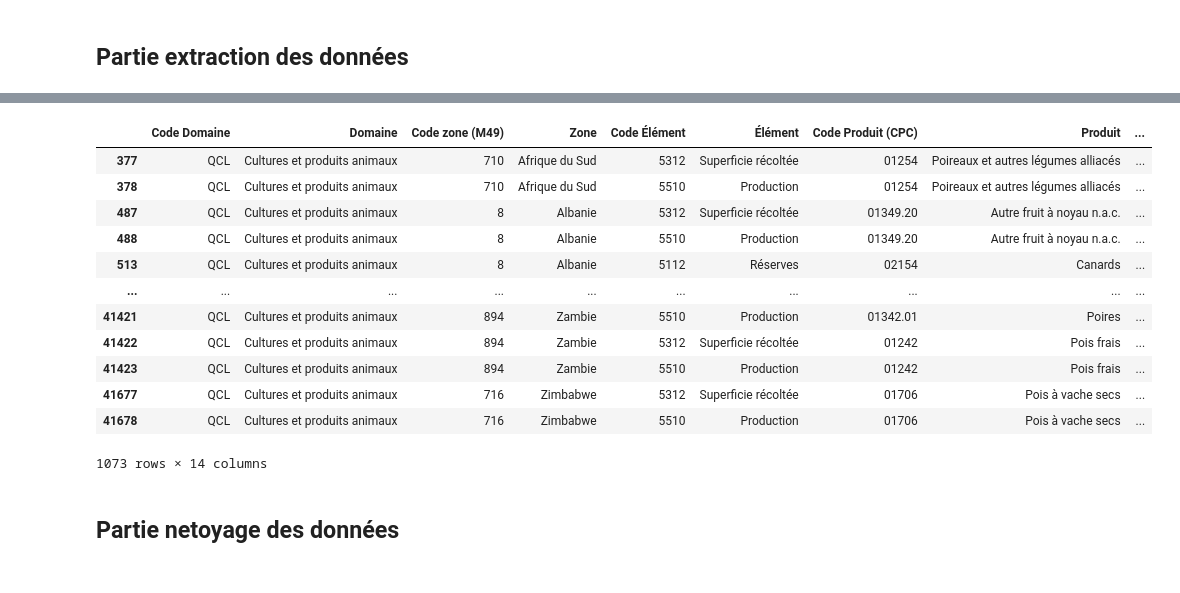
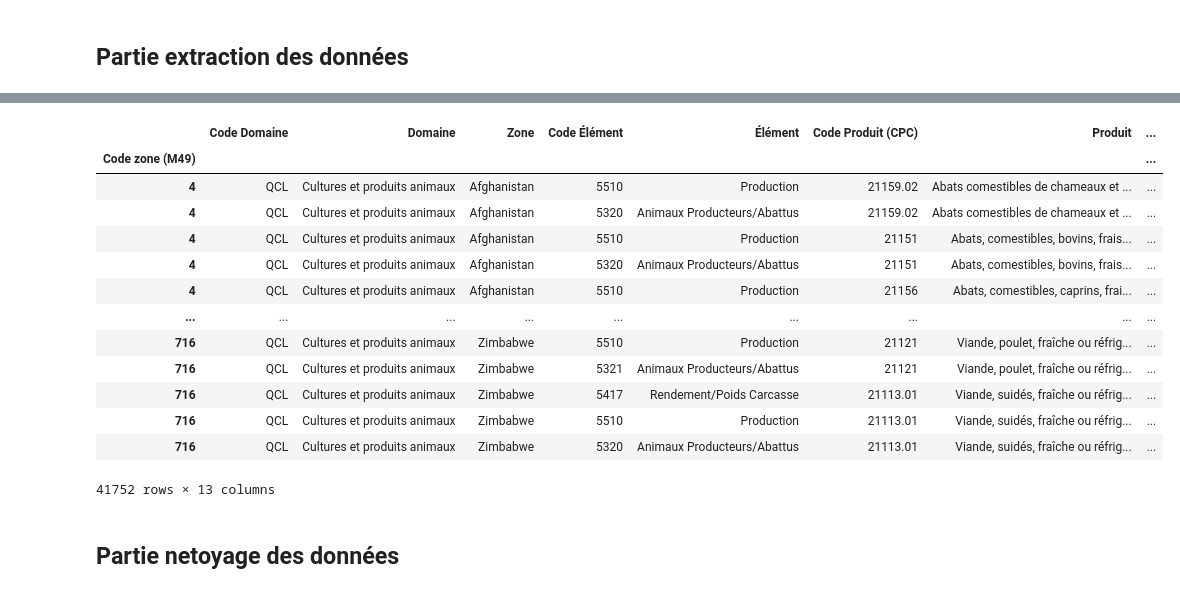
Before and after one commit to data-IA-2023/Groupe-3, a Jupyter notebook: briefs181223 - Mohammed.ipynb, the cells around one changed output, grey strips where cells are left out. Cells and saved outputs as stored; diff of their text form; code cells hidden in the pictures.

```diff
--- a/briefs181223 - Mohammed.ipynb
+++ b/briefs181223 - Mohammed.ipynb
@@ -95,19 +57,24 @@ memory usage: 4.5+ MB
-# %%
-BD_culture[BD_culture['Valeur'].isnull()]
-#BD_culture.info()
-# %% [output]
-|  | Code Domaine | Domaine | Code zone (M49) | Zone | Code Élément | Élément | Code Produit (CPC) | Produit | ... |
-| 377 | QCL | Cultures et produits animaux | 710 | Afrique du Sud | 5312 | Superficie récoltée | 01254 | Poireaux et autres légumes alliacés | ... |
-| 378 | QCL | Cultures et produits animaux | 710 | Afrique du Sud | 5510 | Production | 01254 | Poireaux et autres légumes alliacés | ... |
-| 487 | QCL | Cultures et produits animaux | 8 | Albanie | 5312 | Superficie récoltée | 01349.20 | Autre fruit à noyau n.a.c. | ... |
-| 488 | QCL | Cultures et produits animaux | 8 | Albanie | 5510 | Production | 01349.20 | Autre fruit à noyau n.a.c. | ... |
-| 513 | QCL | Cultures et produits animaux | 8 | Albanie | 5112 | Réserves | 02154 | Canards | ... |
-| ... | ... | ... | ... | ... | ... | ... | ... | ... | ... |
-| 41421 | QCL | Cultures et produits animaux | 894 | Zambie | 5510 | Production | 01342.01 | Poires | ... |
-| 41422 | QCL | Cultures et produits animaux | 894 | Zambie | 5312 | Superficie récoltée | 01242 | Pois frais | ... |
-| 41423 | QCL | Cultures et produits animaux | 894 | Zambie | 5510 | Production | 01242 | Pois frais | ... |
-| 41677 | QCL | Cultures et produits animaux | 716 | Zimbabwe | 5312 | Superficie récoltée | 01706 | Pois à vache secs | ... |
-| 41678 | QCL | Cultures et produits animaux | 716 | Zimbabwe | 5510 | Production | 01706 | Pois à vache secs | ... |
-1073 rows × 14 columns
+# %%
+
+#Chargement des données avec définition de l'index et changement des types des  dimensions
+chemein_BD_culture = "fao_2020/FAOSTAT_2020_Cultures et produits animaux.csv"
+FAOSTAT_2020_Cultures_produits_animaux = pd.read_csv(chemein_BD_culture, sep=',',on_bad_lines='skip', index_col='Code zone (M49)',dtype={'Code Élément': str,'Code Produit (CPC)':str, 'Code année':str})
+
+FAOSTAT_2020_Cultures_produits_animaux
+# %% [output]
+|  | Code Domaine | Domaine | Zone | Code Élément | Élément | Code Produit (CPC) | Produit | ... |
+| Code zone (M49) |  |  |  |  |  |  |  | ... |
+| 4 | QCL | Cultures et produits animaux | Afghanistan | 5510 | Production | 21159.02 | Abats comestibles de chameaux et ... | ... |
+| 4 | QCL | Cultures et produits animaux | Afghanistan | 5320 | Animaux Producteurs/Abattus | 21159.02 | Abats comestibles de chameaux et ... | ... |
+| 4 | QCL | Cultures et produits animaux | Afghanistan | 5510 | Production | 21151 | Abats, comestibles, bovins, frais... | ... |
+| 4 | QCL | Cultures et produits animaux | Afghanistan | 5320 | Animaux Producteurs/Abattus | 21151 | Abats, comestibles, bovins, frais... | ... |
+| 4 | QCL | Cultures et produits animaux | Afghanistan | 5510 | Production | 21156 | Abats, comestibles, caprins, frai... | ... |
+| ... | ... | ... | ... | ... | ... | ... | ... | ... |
+| 716 | QCL | Cultures et produits animaux | Zimbabwe | 5510 | Production | 21121 | Viande, poulet, fraîche ou réfrig... | ... |
+| 716 | QCL | Cultures et produits animaux | Zimbabwe | 5321 | Animaux Producteurs/Abattus | 21121 | Viande, poulet, fraîche ou réfrig... | ... |
+| 716 | QCL | Cultures et produits animaux | Zimbabwe | 5417 | Rendement/Poids Carcasse | 21113.01 | Viande, suidés, fraîche ou réfrig... | ... |
+| 716 | QCL | Cultures et produits animaux | Zimbabwe | 5510 | Production | 21113.01 | Viande, suidés, fraîche ou réfrig... | ... |
+| 716 | QCL | Cultures et produits animaux | Zimbabwe | 5320 | Animaux Producteurs/Abattus | 21113.01 | Viande, suidés, fraîche ou réfrig... | ... |
+41752 rows × 13 columns
 # %% [markdown]
 ## Partie netoyage des données
```
Also changed, not shown: parts of 6 cells of this notebook, 1 other file.
